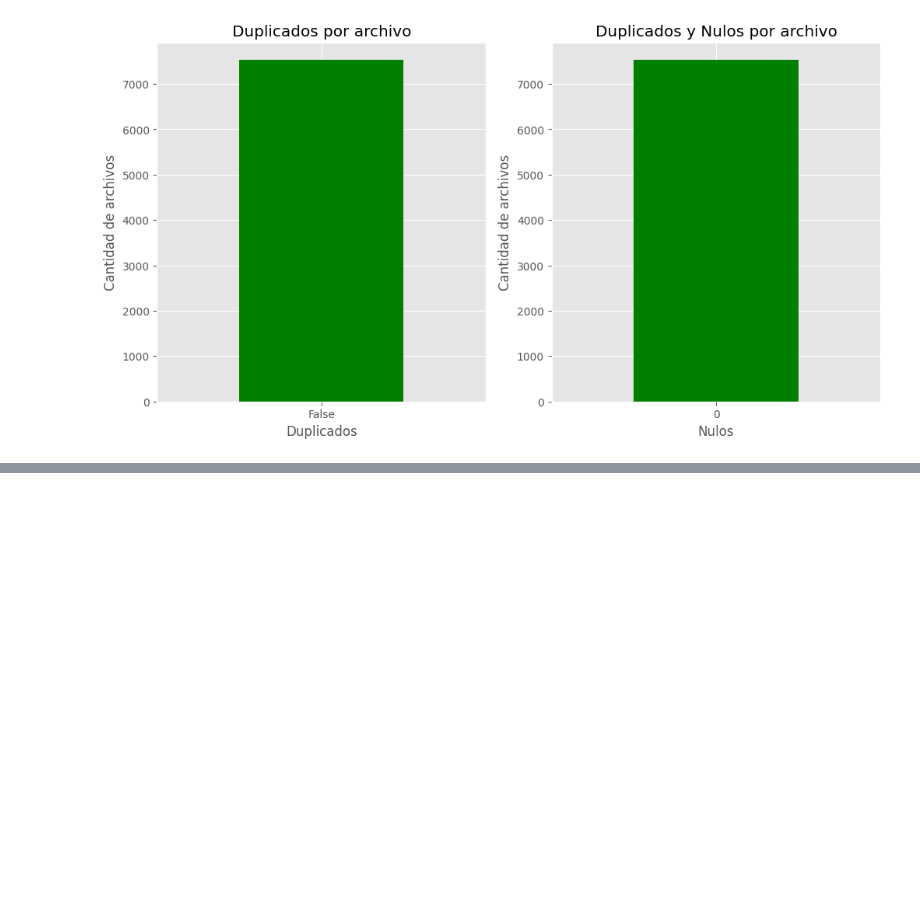
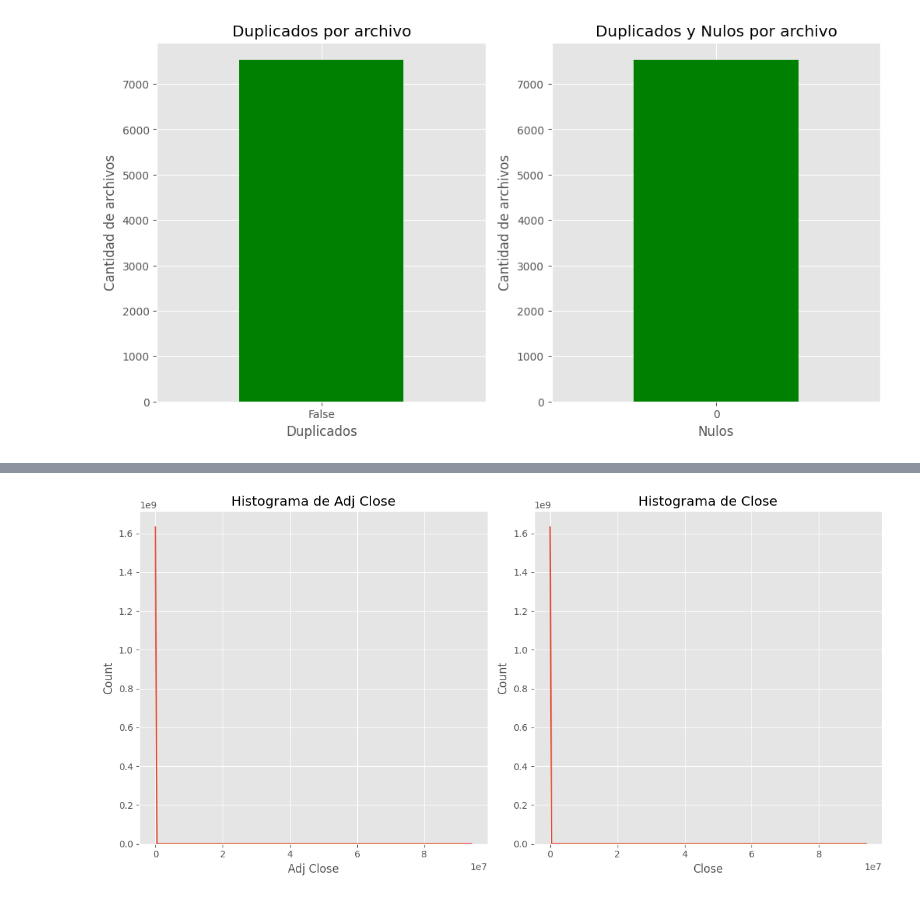
Before and after one commit to R0SEWT/ML-Island, a Jupyter notebook: Fundamentos de ML y preparacion de datos/01_ML_Preprocesamiento_CriptoMonedas.ipynb, the cells around one changed output, grey strips where cells are left out. Cells and saved outputs as stored; diff of their text form; code cells hidden in the pictures; blank space fills up the shorter version.

```diff
--- a/Fundamentos de ML y preparacion de datos/01_ML_Preprocesamiento_CriptoMonedas.ipynb
+++ b/Fundamentos de ML y preparacion de datos/01_ML_Preprocesamiento_CriptoMonedas.ipynb
@@ -306,3 +299,25 @@ plt.title('Duplicados y Nulos por archivo')
 plt.show()
 # %% [output]
 [figure]
+# %%
+def get_data(file_path):
+    full_path = os.path.join(relative_data_path, file_path)
+    try:
+        df_file = pd.read_csv(full_path)
+        return df_file
+    except pd.errors.EmptyDataError:  # Captura el EmptyDataError
+        print(f"El archivo {file_path} está vacío o no tiene encabezados.")
+        return pd.DataFrame()  # Devuelve False y 0 para archivos vacíos
+    except Exception as e:
+        print(f"Error procesando el archivo {file_path}: {e}")
+        return pd.DataFrame()  # Devuelve False y 0 para archivos vacíos
+
+
+
+# leer todos los archivos
+dfs = []
+for file in df['File Path']:
+    df_file = get_data(file)
+    if not df_file.empty:
+        dfs.append(df_file)
+# concatenar todos los archivos
@@ -308,0 +326,6 @@ plt.show()
+# %%
+# concatenar todos los archivos
+df_all = pd.concat(dfs, ignore_index=True)
+df_all.head()
+df_all.info()
+df_all.describe()
@@ -308,0 +358,14 @@ plt.show()
+# %%
+
+# histogramas de las variables
+plt.figure(figsize=(12, 6))
+plt.subplot(121)
+sns.histplot(df_all['Adj Close'], bins=50, kde=True)
+plt.title('Histograma de Adj Close')
+plt.subplot(122)
+sns.histplot(df_all['Close'], bins=50, kde=True)
+plt.title('Histograma de Close')
+plt.tight_layout()
+plt.show()
+# %% [output]
+[figure, added]
```
Also changed, not shown: parts of 17 cells of this notebook, 5 other files.
